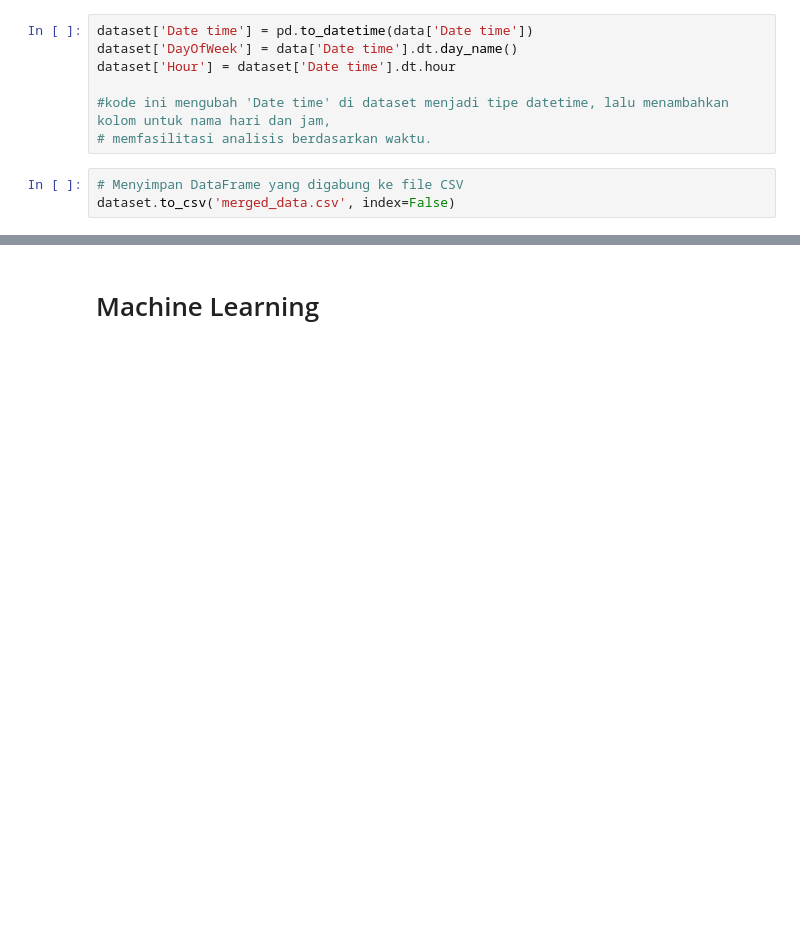
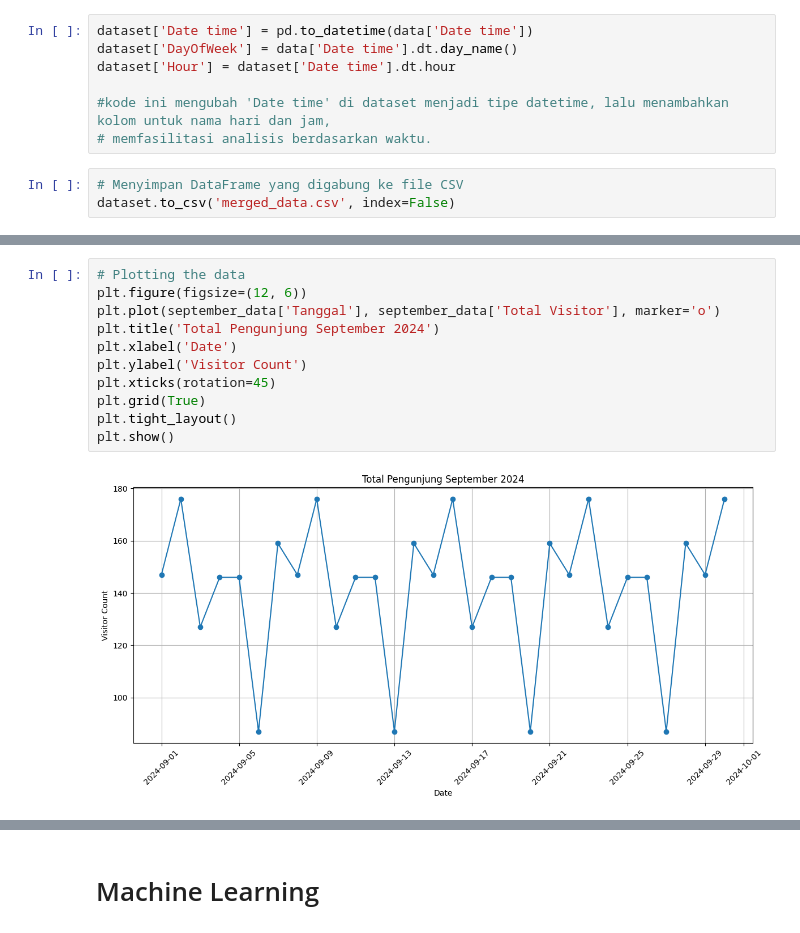
Before and after one commit to bilavz/analisis-data-merak, a Jupyter notebook: Analisis_dan_Prediksi_Data_Merak.ipynb, the cells around one changed output, grey strips where cells are left out. Cells and saved outputs as stored; diff of their text form; blank space fills up the shorter version.

```diff
--- a/Analisis_dan_Prediksi_Data_Merak.ipynb
+++ b/Analisis_dan_Prediksi_Data_Merak.ipynb
@@ -431,0 +475,13 @@ dataset.to_csv('merged_data.csv', index=False)
+# %%
+# Plotting the data
+plt.figure(figsize=(12, 6))
+plt.plot(september_data['Tanggal'], september_data['Total Visitor'], marker='o')
+plt.title('Total Pengunjung September 2024')
+plt.xlabel('Date')
+plt.ylabel('Visitor Count')
+plt.xticks(rotation=45)
+plt.grid(True)
+plt.tight_layout()
+plt.show()
+# %% [output]
+[figure, added]
```
Also changed, not shown: parts of 9 cells of this notebook.
